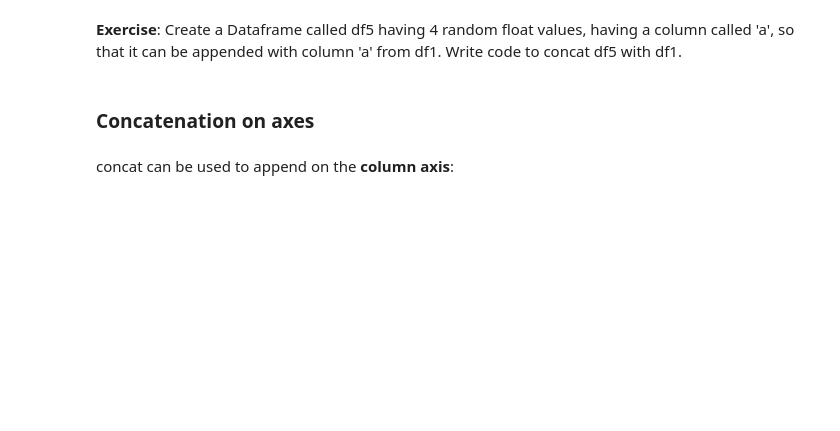
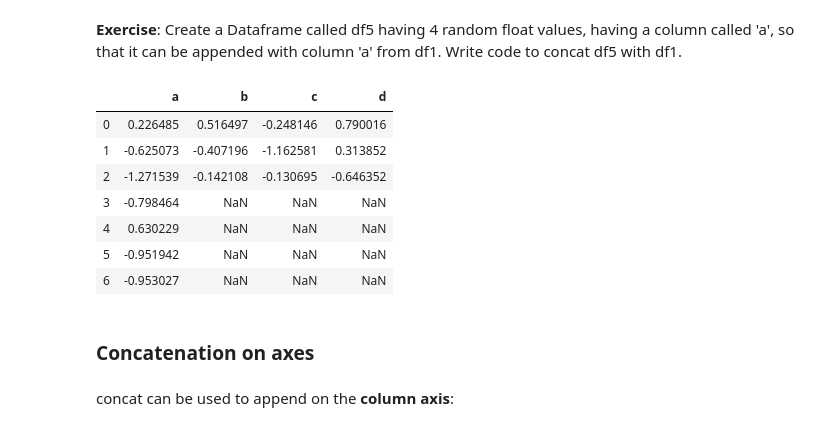
Before and after one commit to TOMMYWHY/158_755DataScience, a Jupyter notebook: 158755/Notebooks/Lecture 3B - Dataset Integration.ipynb, the cells around one changed output. Saved outputs shown, nothing was run; the diff lists cells and outputs as text; code cells hidden in the pictures; blank space fills up the shorter version.

```diff
--- a/158755/Notebooks/Lecture 3B - Dataset Integration.ipynb
+++ b/158755/Notebooks/Lecture 3B - Dataset Integration.ipynb
@@ -721,5 +768,17 @@ pd.concat([df1, df2], ignore_index=True, sort=False)
 # %% [markdown]
 **Exercise**: Create a Dataframe called df5 having 4 random float values, having a column called 'a', so that it can be appended with column 'a' from df1. Write code to concat df5 with df1.
+# %%
+df5 = pd.DataFrame(np.random.randn(4), columns=['a',])
+pd.concat([df1,df5],ignore_index=True,sort=False)
+# %% [output]
+|  | a | b | c | d |
+| 0 | 0.226485 | 0.516497 | -0.248146 | 0.790016 |
+| 1 | -0.625073 | -0.407196 | -1.162581 | 0.313852 |
+| 2 | -1.271539 | -0.142108 | -0.130695 | -0.646352 |
+| 3 | -0.798464 | NaN | NaN | NaN |
+| 4 | 0.630229 | NaN | NaN | NaN |
+| 5 | -0.951942 | NaN | NaN | NaN |
+| 6 | -0.953027 | NaN | NaN | NaN |
 # %% [markdown]
 ### Concatenation on axes
 # %% [markdown]
```
Also changed, not shown: parts of 16 cells of this notebook, 1 other file.
